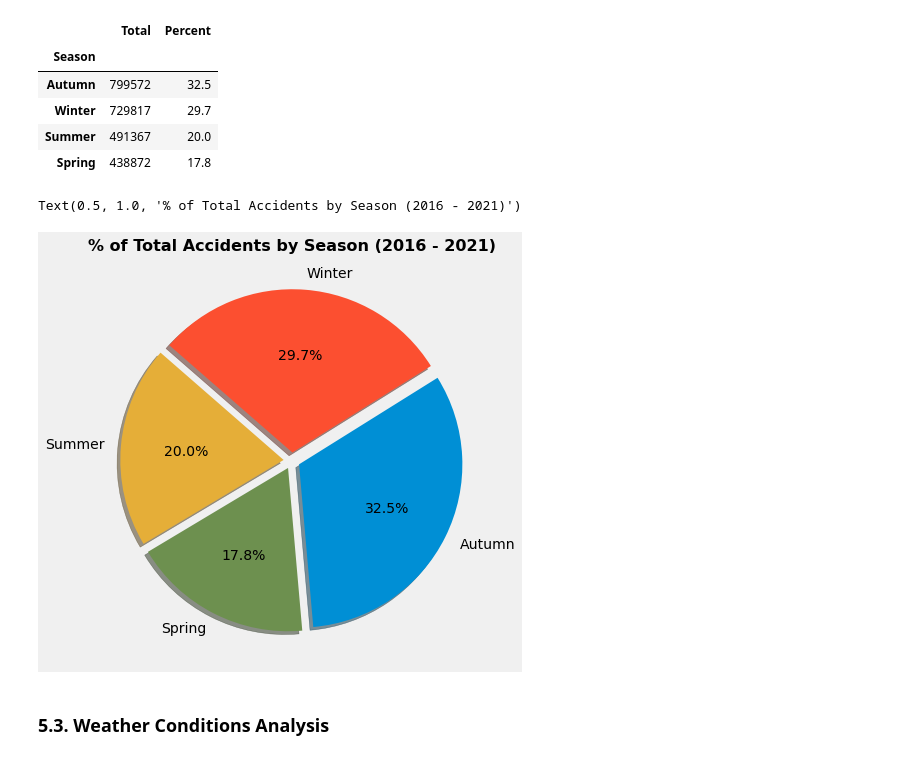
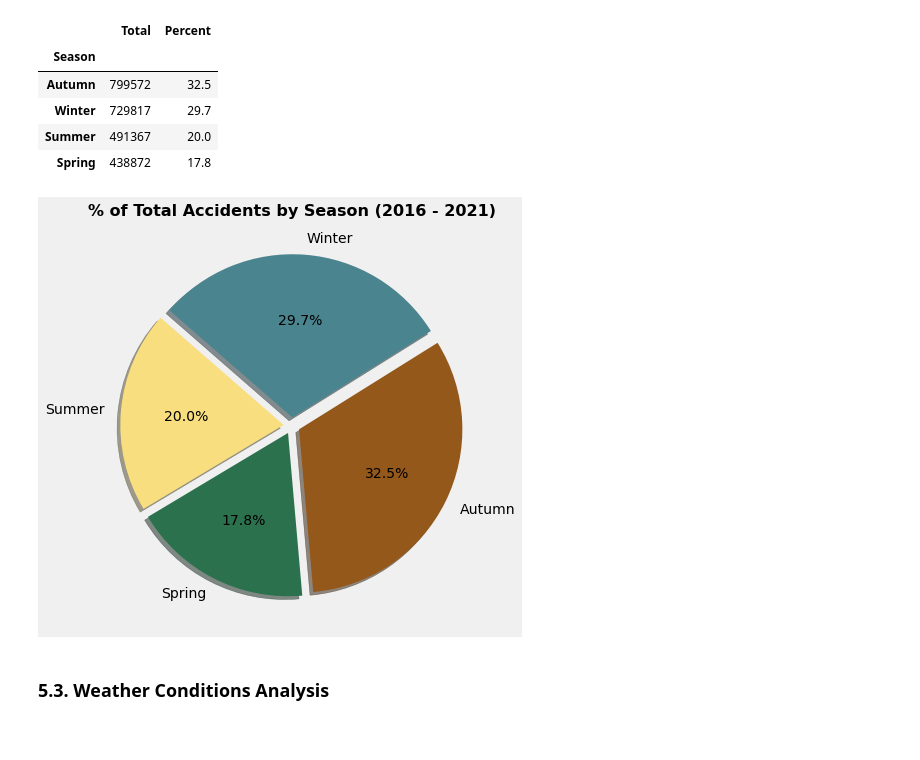
Before and after one commit to lyubol/Exploratory-Data-Analysis, a Jupyter notebook: EDA - US Accidents/US Accidents-checkpoint.ipynb, the cells around one changed output. Saved outputs shown, nothing was run; the diff lists cells and outputs as text; code cells hidden in the pictures.

```diff
--- a/EDA - US Accidents/US Accidents-checkpoint.ipynb
+++ b/EDA - US Accidents/US Accidents-checkpoint.ipynb
@@ -1157,19 +1139,20 @@ df_accidents_seasons.head()
 | Summer | 491367 | 20.0 |
 | Spring | 438872 | 17.8 |
 # %%
-# Add title !
+# Plot accidents by season on a pie chart to express the part-to-whole relationship
 
 season_slices = df_accidents_seasons["Percent"].values
 season_labels = df_accidents_seasons["Percent"].index
 explode = [0.05, 0.05, 0.05, 0.05]
-# Add colors
+colors = ["#94581B", "#4A848f", "#F8De7E", "#2B714D"]
 
 plt_size = plt.figure(figsize=(10,7))
-plt.pie(season_slices, labels=season_labels, explode=explode, shadow=True, autopct="%1.1f%%", startangle=-85)
+plt.pie(season_slices, labels=season_labels, explode=explode, colors=colors, shadow=True, autopct="%1.1f%%", startangle=-85)
 plt.title("% of Total Accidents by Season (2016 - 2021)", fontweight="bold", fontsize=16)
+
+plt.show()
 # %% [output]
-Text(0.5, 1.0, '% of Total Accidents by Season (2016 - 2021)')
-[figure, old version]
+[figure, new version]
 # %% [markdown]
 ### 5.3. Weather Conditions Analysis
 # %% [markdown]
```
Also changed, not shown: parts of 7 cells of this notebook.
